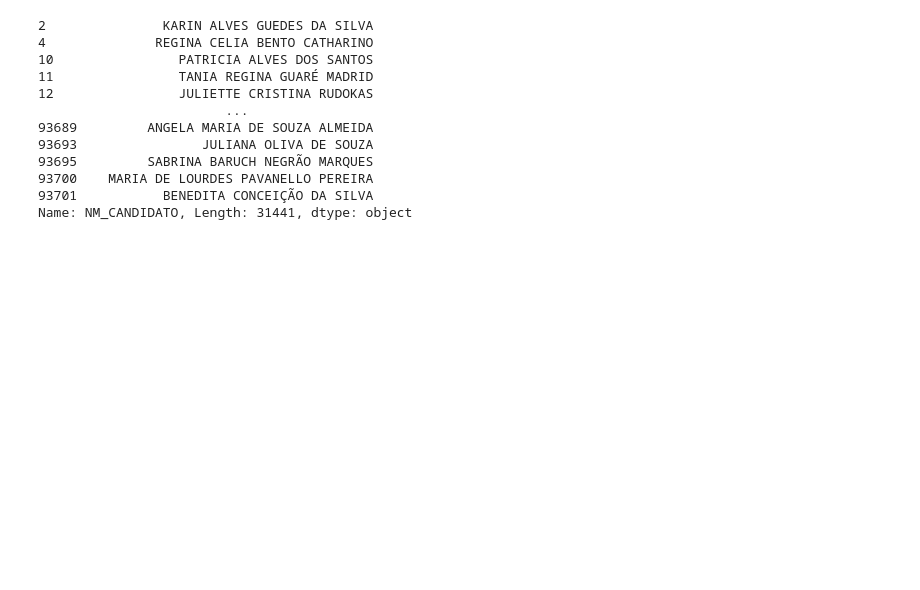
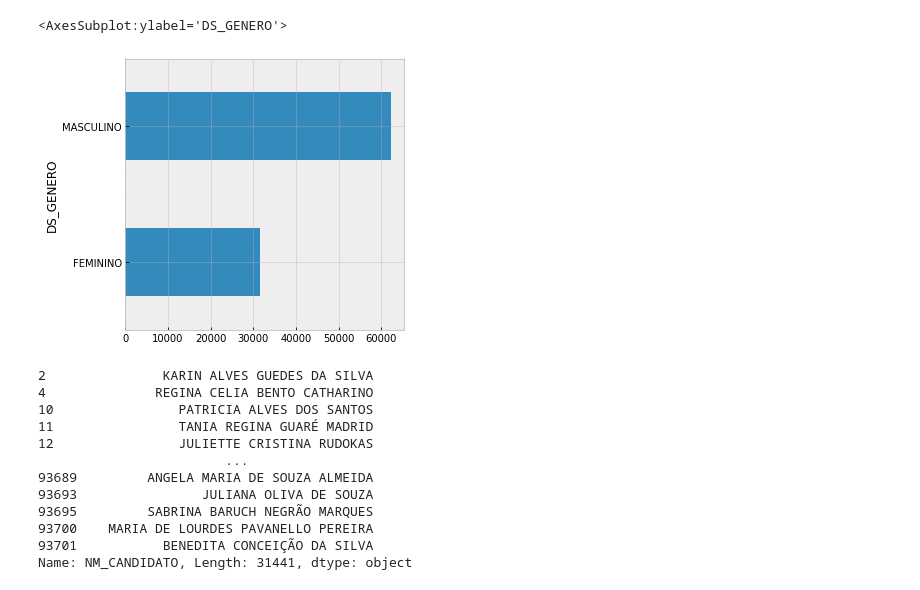
Before and after one commit to NayDev/Projeto-Python, a Jupyter notebook: Candidatas 2020.ipynb, the cells around one changed output. Cells and saved outputs as stored; diff of their text form; code cells hidden in the pictures; blank space fills up the shorter version.

```diff
--- a/Candidatas 2020.ipynb
+++ b/Candidatas 2020.ipynb
@@ -23,3 +40,9 @@ df.iloc[0:,[17,28,38,42]]
+# %%
+plt.style.use('bmh')
+df.groupby('DS_GENERO').size().sort_values().tail(10).plot(kind='barh', figsize=(5,5))
+# %% [output]
+<AxesSubplot:ylabel='DS_GENERO'>
+[figure, added]
 # %%
 dados = df.loc[df['DS_GENERO'] == 'FEMININO']
 # %%
```
Also changed, not shown: parts of 5 cells of this notebook.
